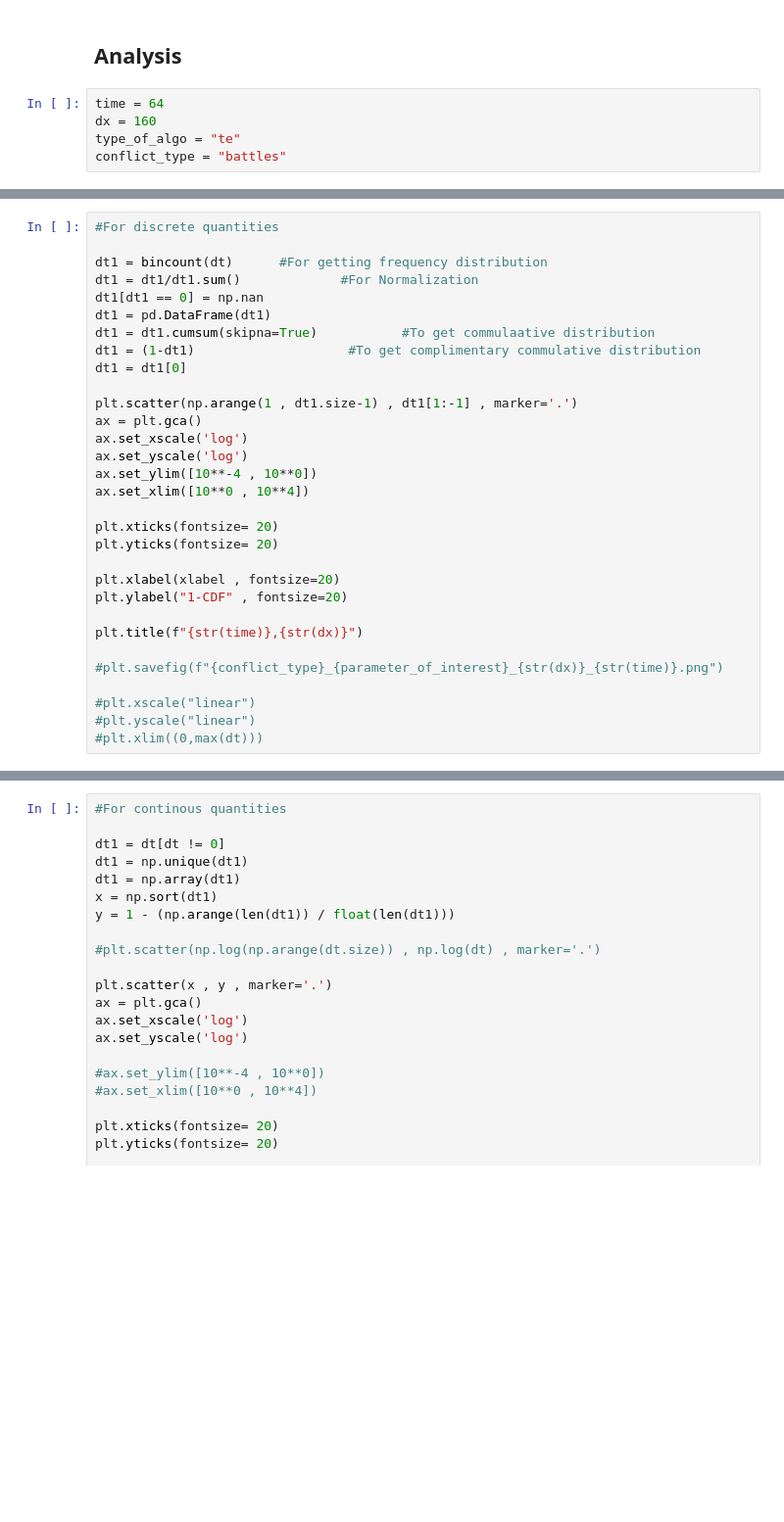
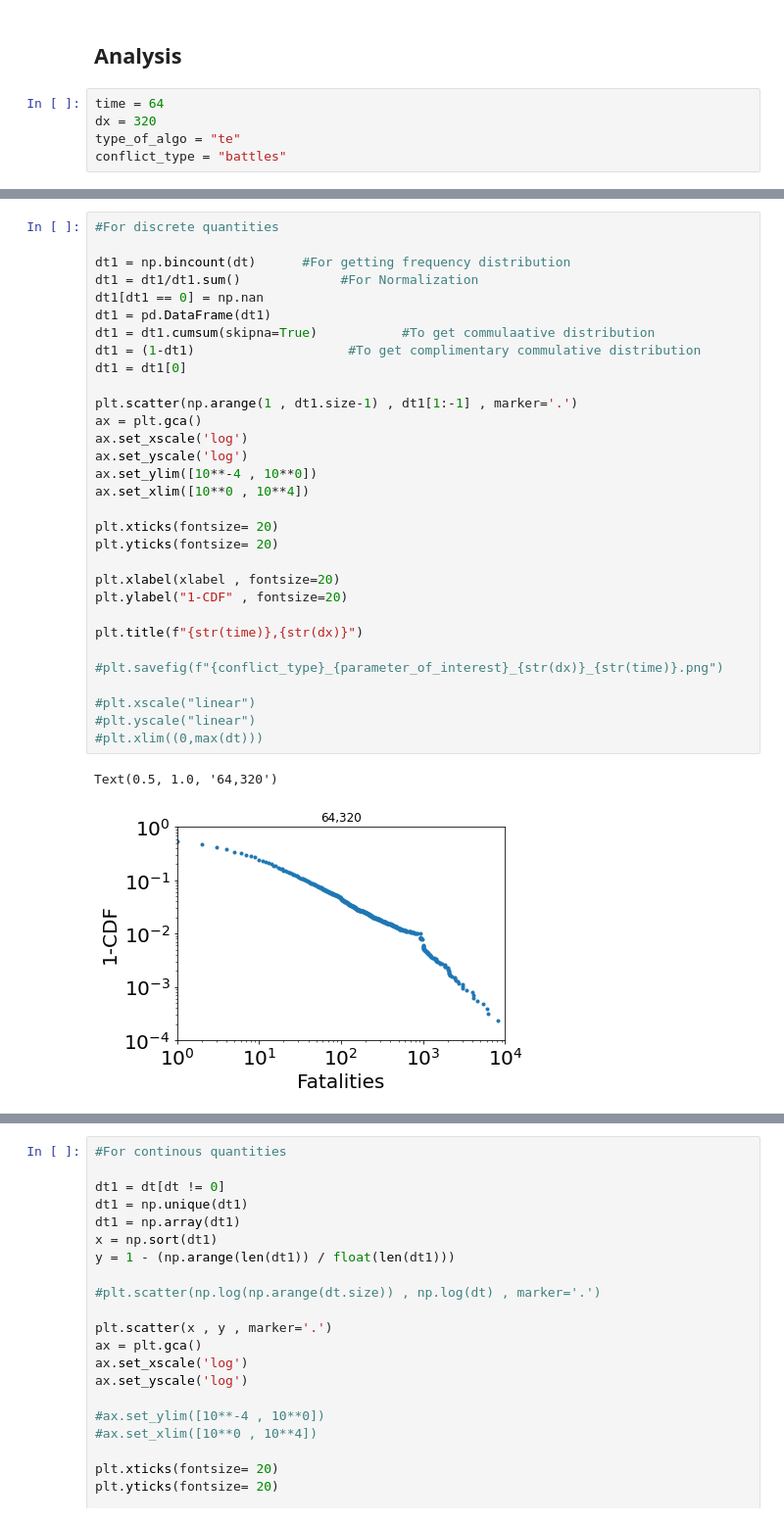
Before and after one commit to eltrompetero/armed_conflict_avalanche, a Jupyter notebook: tests and debug.ipynb, the cells around one changed output, grey strips where cells are left out. Shown at 98% size. Cells and saved outputs as stored; diff of their text form; blank space fills up the shorter version.

```diff
--- a/tests and debug.ipynb
+++ b/tests and debug.ipynb
@@ -136,7 +138,7 @@ for i in range(len(dx_time)):
 ## Analysis
 # %%
 time = 64
-dx = 160
+dx = 320
 type_of_algo = "te"
 conflict_type = "battles"
 # %%
@@ -199,34 +177,37 @@ elif(parameter_of_interest == "di"):
 # %%
 #For discrete quantities
 
-dt1 = bincount(dt)      #For getting frequency distribution
+dt1 = np.bincount(dt)      #For getting frequency distribution
 dt1 = dt1/dt1.sum()             #For Normalization
 dt1[dt1 == 0] = np.nan
 dt1 = pd.DataFrame(dt1)
 dt1 = dt1.cumsum(skipna=True)           #To get commulaative distribution
 dt1 = (1-dt1)                    #To get complimentary commulative distribution
 dt1 = dt1[0]
 
 plt.scatter(np.arange(1 , dt1.size-1) , dt1[1:-1] , marker='.')
 ax = plt.gca()
 ax.set_xscale('log')
 ax.set_yscale('log')
 ax.set_ylim([10**-4 , 10**0])
 ax.set_xlim([10**0 , 10**4])
 
 plt.xticks(fontsize= 20)
 plt.yticks(fontsize= 20)
 
 plt.xlabel(xlabel , fontsize=20)
 plt.ylabel("1-CDF" , fontsize=20)
 
 plt.title(f"{str(time)},{str(dx)}")
 
 #plt.savefig(f"{conflict_type}_{parameter_of_interest}_{str(dx)}_{str(time)}.png")
 
 #plt.xscale("linear")
 #plt.yscale("linear")
 #plt.xlim((0,max(dt)))
+# %% [output]
+Text(0.5, 1.0, '64,320')
+[figure, added]
 # %%
 alpha,xmin,ks = power_law_func.power_law_fitting_discrete(time, dx, dt, xlabel , "y" , "n")
 #plt.ylim([0,1])
```
Also changed, not shown: parts of 6 cells of this notebook.
